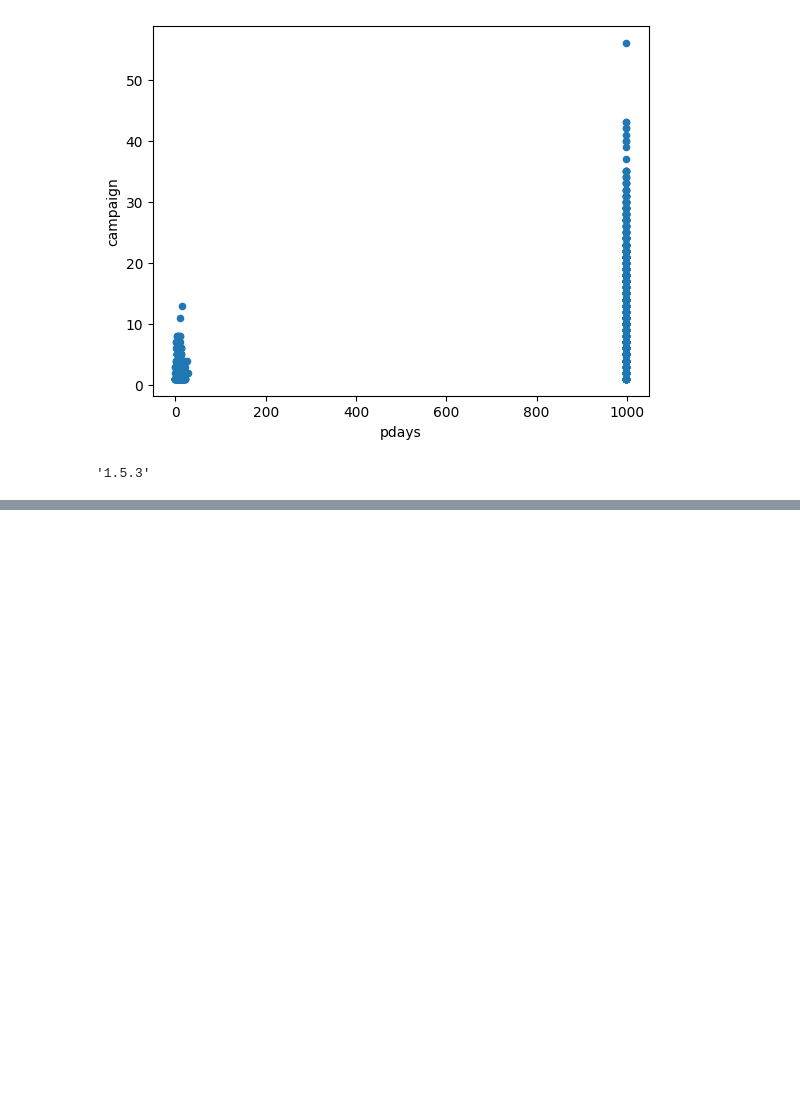
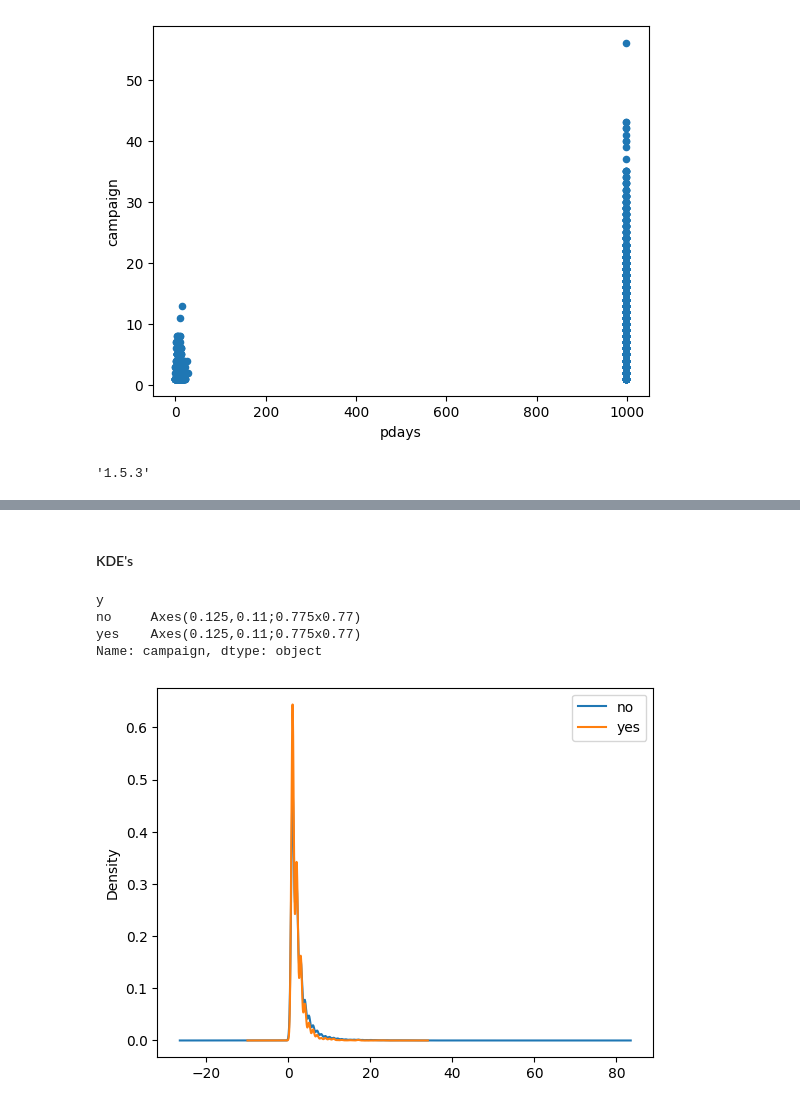
Before and after one commit to hfuhruhurr/effective-xgboost, a Jupyter notebook: dude.ipynb, the cells around one changed output, grey strips where cells are left out. Drawn from its saved outputs; the diff is of its cells as text; code cells hidden in the pictures; blank space fills up the shorter version.

```diff
--- a/dude.ipynb
+++ b/dude.ipynb
@@ -198,0 +198,15 @@ bank.plot.scatter(x='pdays', y='campaign', logx=True, alpha=.1, c=bank.subscribe
+# %% [markdown]
+#### KDE's
+# %%
+(bank
+ .groupby('y')
+ .campaign
+#  .mean()
+ .plot.density(legend=True)  # need scipy for this
+)
+# %% [output]
+y
+no     Axes(0.125,0.11;0.775x0.77)
+yes    Axes(0.125,0.11;0.775x0.77)
+Name: campaign, dtype: object
+[figure, added]
```
Also changed, not shown: parts of 3 cells of this notebook.
